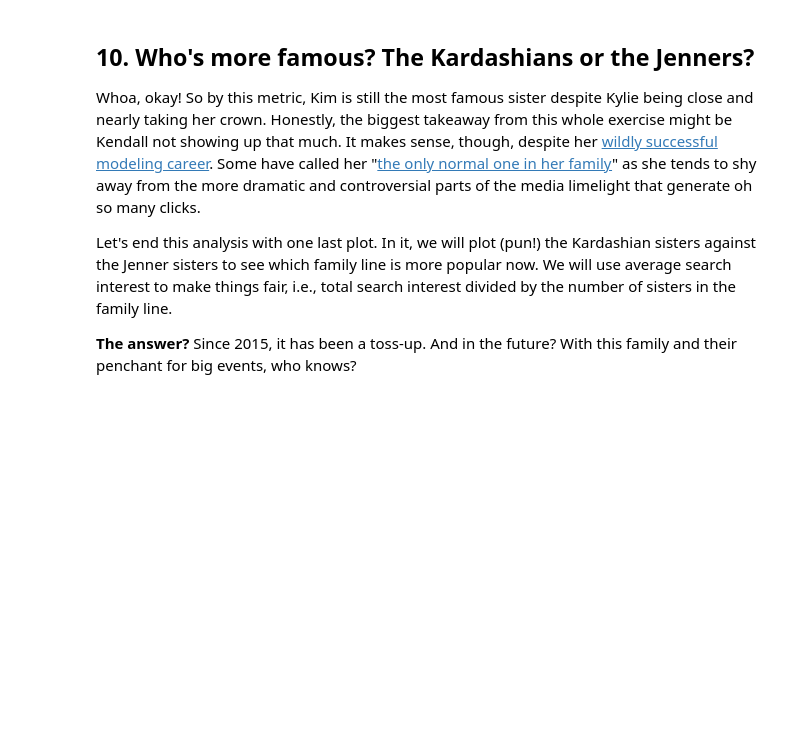
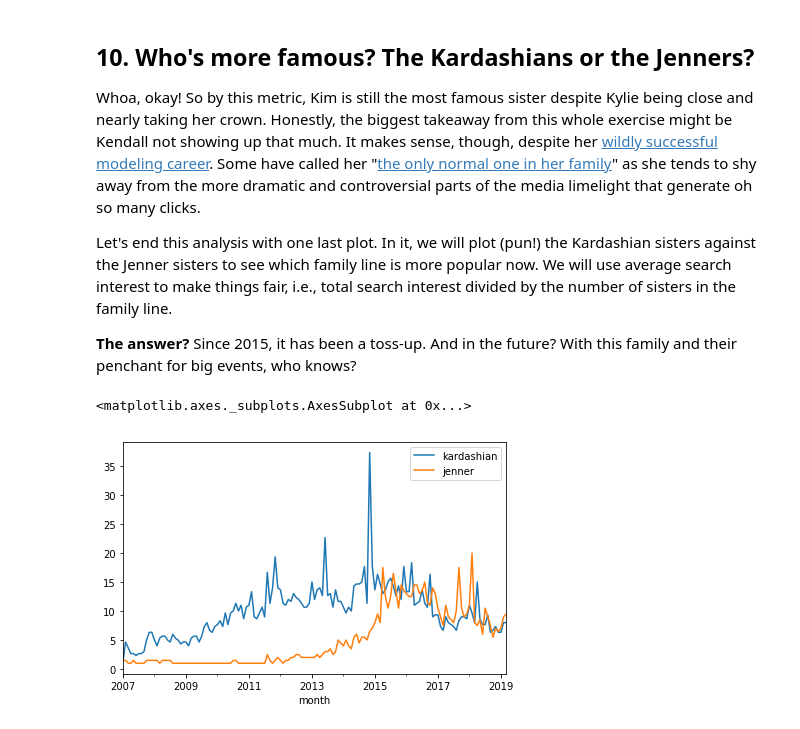
Before and after one commit to nk-55/My-Data-Science-Projects, a Jupyter notebook: Comparing Search Interest with Google Trends/notebook.ipynb, the cells around one changed output. Saved outputs shown, nothing was run; the diff lists cells and outputs as text; code cells hidden in the pictures; blank space fills up the shorter version.

```diff
--- a/Comparing Search Interest with Google Trends/notebook.ipynb
+++ b/Comparing Search Interest with Google Trends/notebook.ipynb
@@ -193,7 +193,14 @@ trends.rolling(window=12).mean().plot()
 # %%
 # Average search interest for each family line
 trends['kardashian'] = trends[['kim', 'khloe', 'kourtney']].mean(axis=1)
 trends['jenner'] = trends[['kendall', 'kylie']].mean(axis=1)
 
+# # Average search interest for each family line
+# trends['kardashian'] = (trends.kim + trends.khloe + trends.kourtney) / 3
+# trends['jenner'] = (trends.kendall + trends.kylie) / 2
+
 # Plot average family line search interest vs. month
-trends[[]].plot()
+trends[['kardashian', 'jenner']].plot()
+# %% [output]
+<matplotlib.axes._subplots.AxesSubplot at 0x...>
+[figure, added]
```
